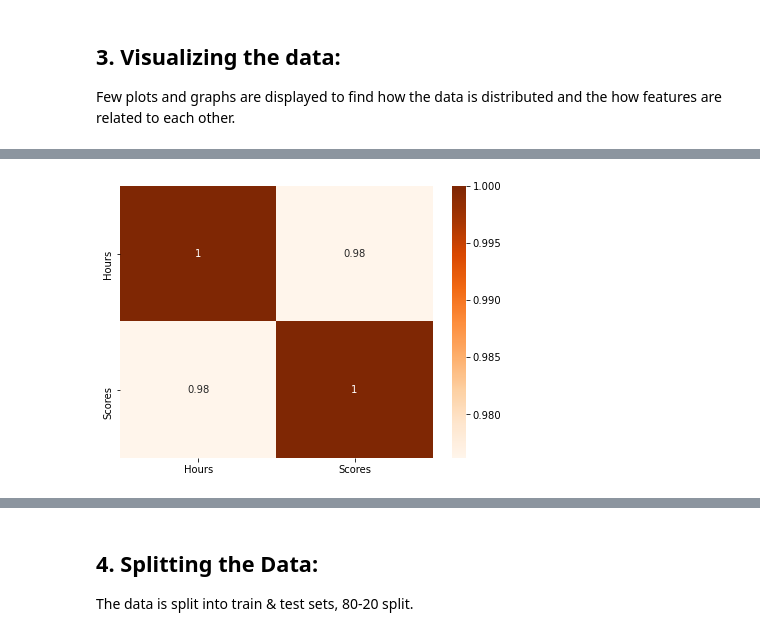
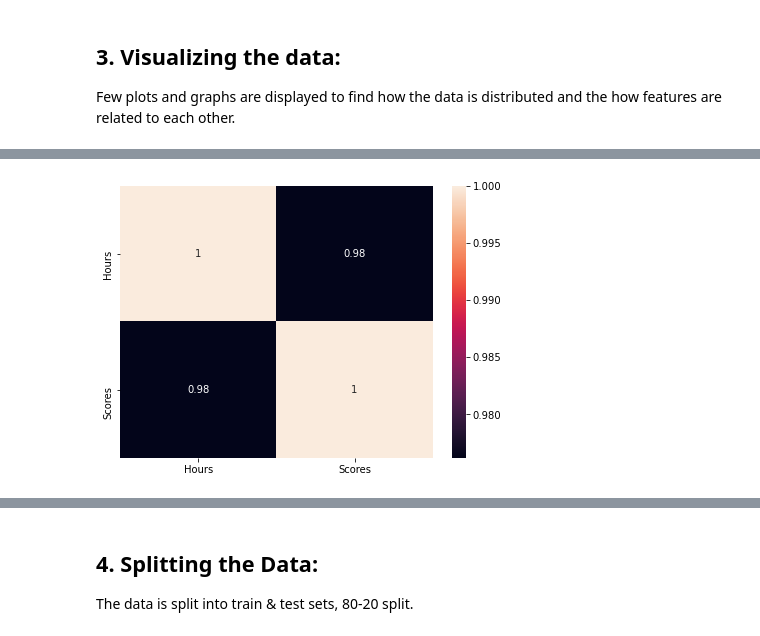
Before and after one commit to VaibhavBichave/TSF-GRIP-Intern, a Jupyter notebook: TSF Task-1/TSF Task-1.ipynb, the cells around one changed output, grey strips where cells are left out. Drawn from its saved outputs; the diff is of its cells as text; code cells hidden in the pictures.

```diff
--- a/TSF Task-1/TSF Task-1.ipynb
+++ b/TSF Task-1/TSF Task-1.ipynb
@@ -97,11 +107,11 @@ array([[<AxesSubplot:title={'center':'Hours'}>,
 # %%
 #Correlation heatmap
 
 plt.figure(figsize=(7,5))
-sns.heatmap(data.corr(), annot=True, cmap='Oranges')
+sns.heatmap(data.corr(), annot=True)
 plt.show()
 # %% [output]
-[figure, old version]
+[figure, new version]
 # %%
 #scatter plot for visualization
 
```
Also changed, not shown: parts of 7 cells of this notebook.
